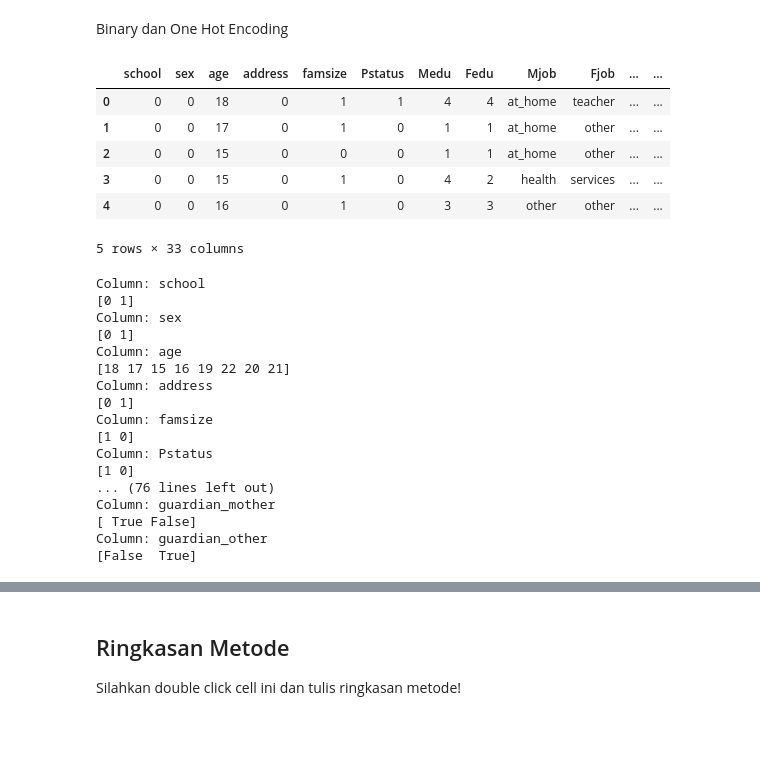
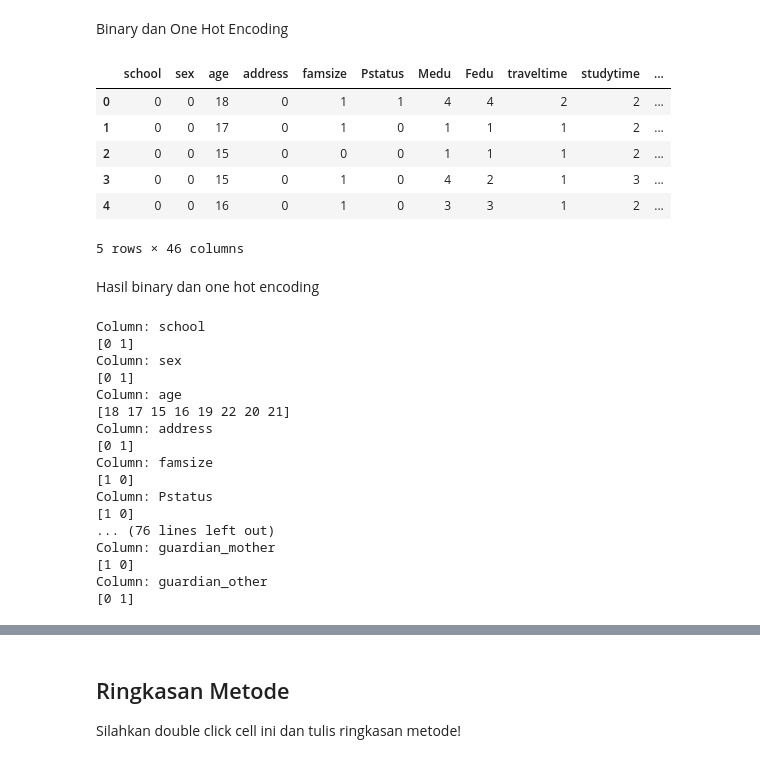
Before and after one commit to whoisgalih/student, a Jupyter notebook: template.ipynb, the cells around one changed output, grey strips where cells are left out. Cells and saved outputs as stored; diff of their text form; code cells hidden in the pictures; blank space fills up the shorter version.

```diff
--- a/template.ipynb
+++ b/template.ipynb
@@ -196,14 +196,14 @@ df_numeric['internet'] = df_numeric['internet'].replace({'no': 0, 'yes': 1})
 
 df_numeric['romantic'] = df_numeric['romantic'].replace({'no': 0, 'yes': 1})
 # %%
-#One hot encoding
-data = pd.get_dummies(df_numeric, columns = ['Mjob', 'Fjob','reason','guardian'])
+# One hot encoding
+df_numeric = pd.get_dummies(df_numeric, columns = ['Mjob', 'Fjob','reason','guardian'])
 df_numeric.head()
 # %% [output]
-|  | school | sex | age | address | famsize | Pstatus | Medu | Fedu | Mjob | Fjob | ... | ... |
-| 0 | 0 | 0 | 18 | 0 | 1 | 1 | 4 | 4 | at_home | teacher | ... | ... |
-| 1 | 0 | 0 | 17 | 0 | 1 | 0 | 1 | 1 | at_home | other | ... | ... |
-| 2 | 0 | 0 | 15 | 0 | 0 | 0 | 1 | 1 | at_home | other | ... | ... |
-| 3 | 0 | 0 | 15 | 0 | 1 | 0 | 4 | 2 | health | services | ... | ... |
-| 4 | 0 | 0 | 16 | 0 | 1 | 0 | 3 | 3 | other | other | ... | ... |
+|  | school | sex | age | address | famsize | Pstatus | Medu | Fedu | traveltime | studytime | ... |
+| 0 | 0 | 0 | 18 | 0 | 1 | 1 | 4 | 4 | 2 | 2 | ... |
+| 1 | 0 | 0 | 17 | 0 | 1 | 0 | 1 | 1 | 1 | 2 | ... |
+| 2 | 0 | 0 | 15 | 0 | 0 | 0 | 1 | 1 | 1 | 2 | ... |
+| 3 | 0 | 0 | 15 | 0 | 1 | 0 | 4 | 2 | 1 | 3 | ... |
+| 4 | 0 | 0 | 16 | 0 | 1 | 0 | 3 | 3 | 1 | 2 | ... |
-5 rows × 33 columns
+5 rows × 46 columns
@@ -210,7 +212,9 @@ df_numeric.head()
+# %% [markdown]
+Hasil binary dan one hot encoding
 # %%
 #Show unique value
-for column in data.columns:
-    unique_values = data[column].unique()
+for column in df_numeric.columns:
+    unique_values = df_numeric[column].unique()
     print(f"Column: {column}")
     print(unique_values)
 # %% [output]
@@ -228,6 +232,6 @@ Column: Pstatus
 [1 0]
 ... (76 lines left out)
 Column: guardian_mother
-[ True False]
+[1 0]
 Column: guardian_other
-[False  True]
+[0 1]
```
Also changed, not shown: parts of 8 cells of this notebook.
